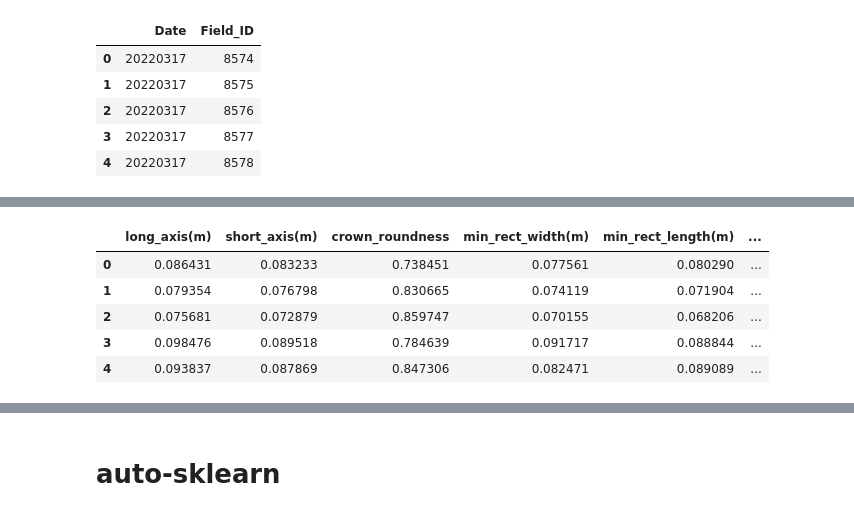
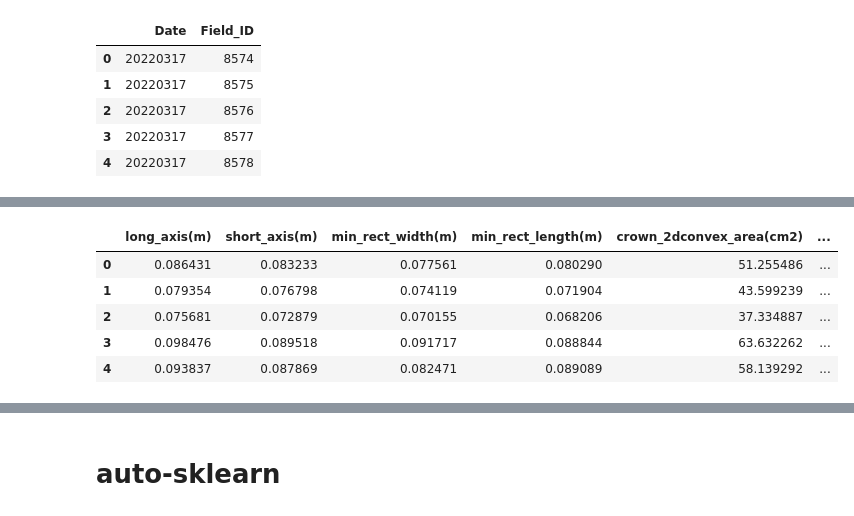
Before and after one commit to UTokyo-FieldPhenomics-Lab/BroccoliHead3D.ipynb, a Jupyter notebook: 20_automl_test.ipynb, the cells around one changed output, grey strips where cells are left out. Cells and saved outputs as stored; diff of their text form; code cells hidden in the pictures.

```diff
--- a/20_automl_test.ipynb
+++ b/20_automl_test.ipynb
@@ -80,7 +80,7 @@ Index(['Date', 'Model_ID', 'Field_ID', '0', '45', '90', '135', 'max_length',
       dtype='object')
 # %%
 broccoli_3d_merge_train = broccoli_3d_merge[
-    ['Date', 'Field_ID',
+    ['Date', 'Field_ID', 'Model_ID',
      'long_axis(m)', 'short_axis(m)', 'crown_roundness',
      'min_rect_width(m)', 'min_rect_length(m)',
      'crown_2dconvex_area(cm2)', 'projected_leaf_area(cm2)',
@@ -192,15 +194,15 @@ See the caveats in the documentation: https://pandas.pydata.org/pandas-docs/stab
 # %%
 Y = merged_db[[
-     'long_axis(m)', 'short_axis(m)', 'crown_roundness',
+     'long_axis(m)', 'short_axis(m)', #'crown_roundness',
      'min_rect_width(m)', 'min_rect_length(m)',
      'crown_2dconvex_area(cm2)', 'projected_leaf_area(cm2)',
      'head_height(m)', 'crown_height(m)',
      'crown_3dconvex_volume(cm3)', 'crown_3dconcave_volume(cm3)', 'head_3dconcave_volume(cm3)']]
 Y.head()
 # %% [output]
-|  | long_axis(m) | short_axis(m) | crown_roundness | min_rect_width(m) | min_rect_length(m) | ... |
-| 0 | 0.086431 | 0.083233 | 0.738451 | 0.077561 | 0.080290 | ... |
-| 1 | 0.079354 | 0.076798 | 0.830665 | 0.074119 | 0.071904 | ... |
-| 2 | 0.075681 | 0.072879 | 0.859747 | 0.070155 | 0.068206 | ... |
-| 3 | 0.098476 | 0.089518 | 0.784639 | 0.091717 | 0.088844 | ... |
-| 4 | 0.093837 | 0.087869 | 0.847306 | 0.082471 | 0.089089 | ... |
+|  | long_axis(m) | short_axis(m) | min_rect_width(m) | min_rect_length(m) | crown_2dconvex_area(cm2) | ... |
+| 0 | 0.086431 | 0.083233 | 0.077561 | 0.080290 | 51.255486 | ... |
+| 1 | 0.079354 | 0.076798 | 0.074119 | 0.071904 | 43.599239 | ... |
+| 2 | 0.075681 | 0.072879 | 0.070155 | 0.068206 | 37.334887 | ... |
+| 3 | 0.098476 | 0.089518 | 0.091717 | 0.088844 | 63.632262 | ... |
+| 4 | 0.093837 | 0.087869 | 0.082471 | 0.089089 | 58.139292 | ... |
```
Also changed, not shown: parts of 19 cells of this notebook.
